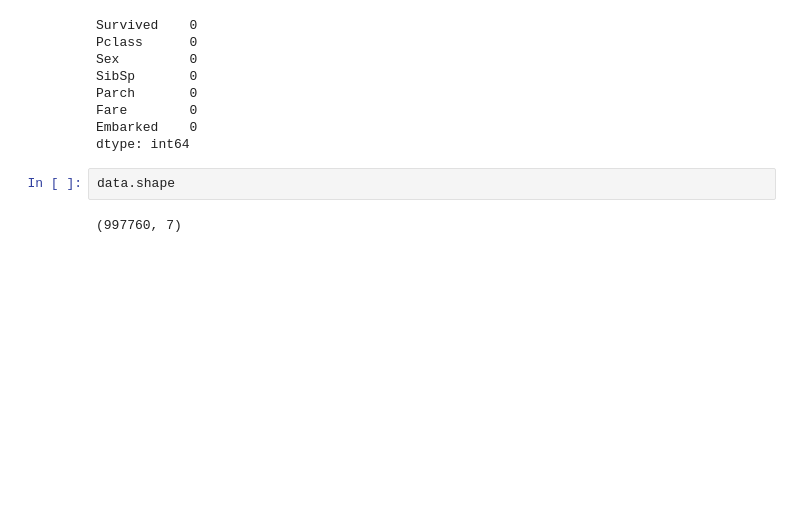
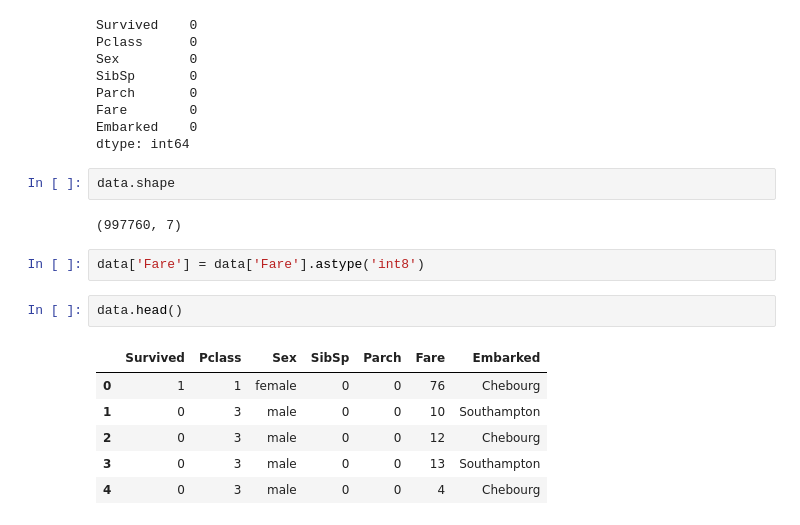
Before and after one commit to Arun-Jawlia/Titanic-Survival-Prediction-1Million-Dataset-Classifier, a Jupyter notebook: project.ipynb, the cells around one changed output. Cells and saved outputs as stored; diff of their text form; blank space fills up the shorter version.

```diff
--- a/project.ipynb
+++ b/project.ipynb
@@ -125,3 +125,14 @@ dtype: int64
 data.shape
 # %% [output]
 (997760, 7)
+# %%
+data['Fare'] = data['Fare'].astype('int8')
+# %%
+data.head()
+# %% [output]
+|  | Survived | Pclass | Sex | SibSp | Parch | Fare | Embarked |
+| 0 | 1 | 1 | female | 0 | 0 | 76 | Chebourg |
+| 1 | 0 | 3 | male | 0 | 0 | 10 | Southampton |
+| 2 | 0 | 3 | male | 0 | 0 | 12 | Chebourg |
+| 3 | 0 | 3 | male | 0 | 0 | 13 | Southampton |
+| 4 | 0 | 3 | male | 0 | 0 | 4 | Chebourg |
```
Also changed, not shown: parts of 39 cells of this notebook, 3 other files.
